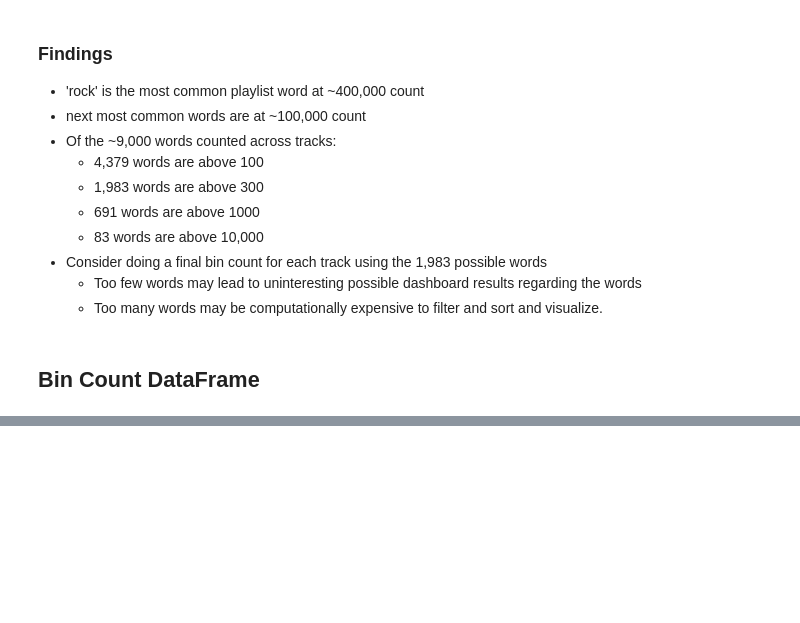
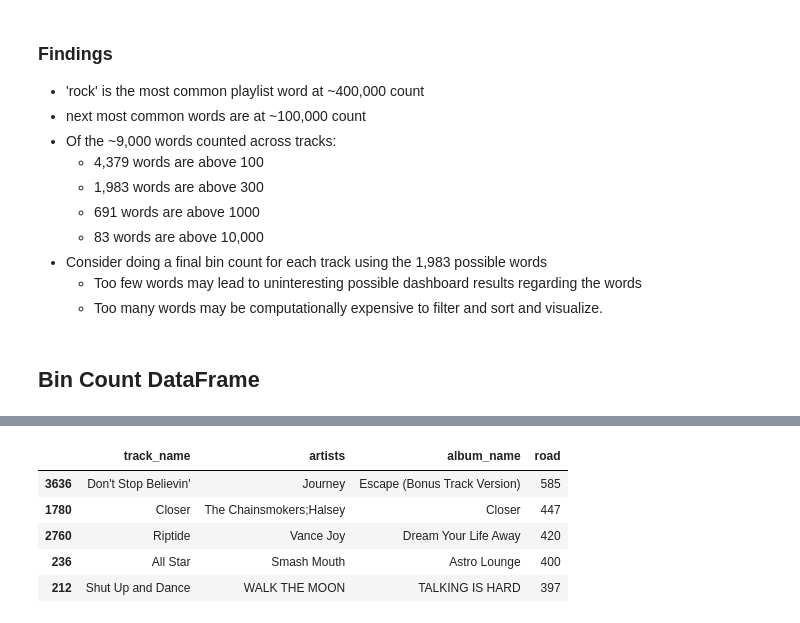
Before and after one commit to holistudio/spotify_dash, a Jupyter notebook: 03_EDA/word_bin.ipynb, the cells around one changed output, grey strips where cells are left out. Cells and saved outputs as stored; diff of their text form; code cells hidden in the pictures; blank space fills up the shorter version.

```diff
--- a/03_EDA/word_bin.ipynb
+++ b/03_EDA/word_bin.ipynb
@@ -277,0 +384,12 @@ print(random_words)
+# %%
+keyword = 'road'
+filter = word_bin_df[keyword] > 0
+filter_df = word_bin_df[filter][['track_name', 'artists', 'album_name',keyword]]
+filter_df.sort_values(by=keyword,ascending=False).head()
+# %% [output]
+|  | track_name | artists | album_name | road |
+| 3636 | Don't Stop Believin' | Journey | Escape (Bonus Track Version) | 585 |
+| 1780 | Closer | The Chainsmokers;Halsey | Closer | 447 |
+| 2760 | Riptide | Vance Joy | Dream Your Life Away | 420 |
+| 236 | All Star | Smash Mouth | Astro Lounge | 400 |
+| 212 | Shut Up and Dance | WALK THE MOON | TALKING IS HARD | 397 |
```
Also changed, not shown: parts of 6 cells of this notebook.
